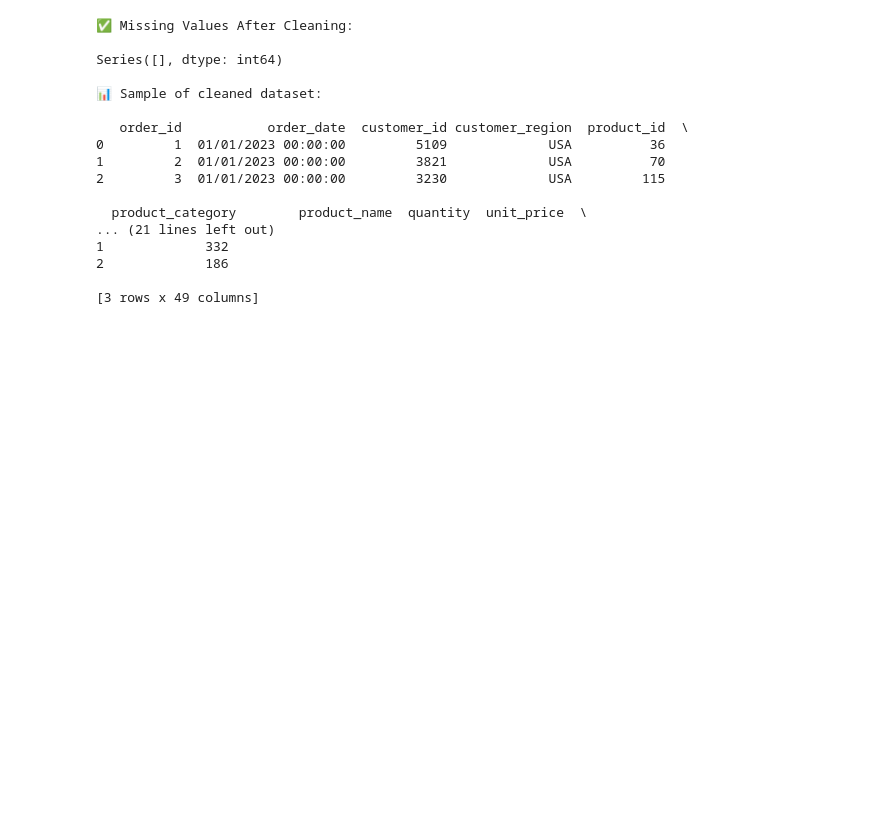
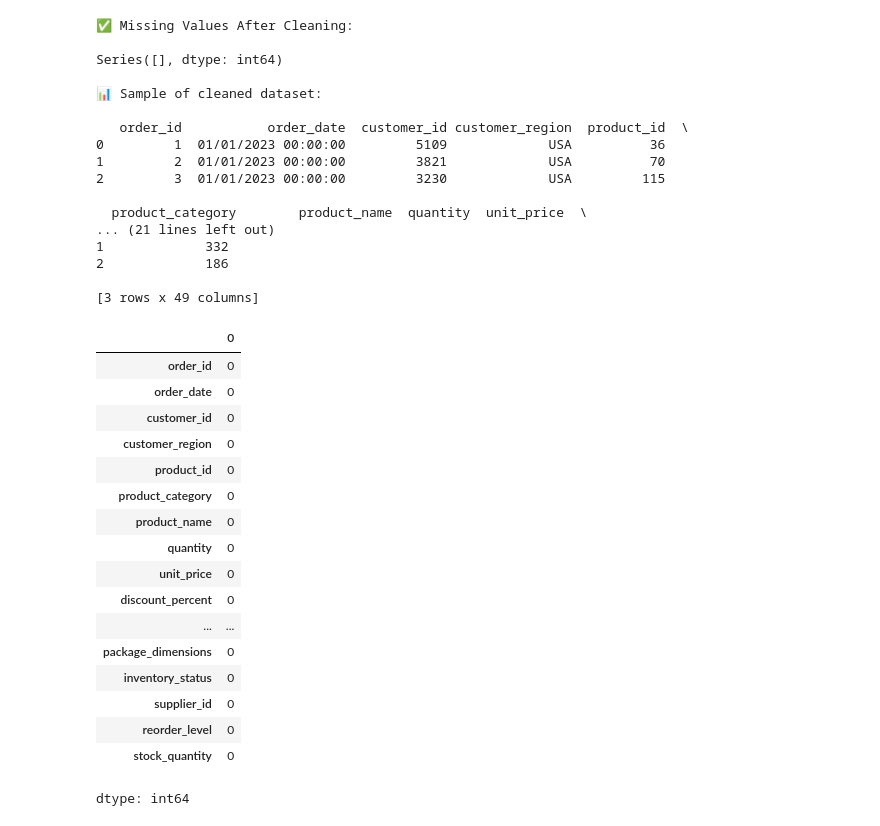
Before and after one commit to Mainabryan/-DropNet-Predicting-University-Dropout-Risk-in-Kenya, a Jupyter notebook: E_commerce.ipynb, the cells around one changed output. Cells and saved outputs as stored; diff of their text form; code cells hidden in the pictures; blank space fills up the shorter version.

```diff
--- a/E_commerce.ipynb
+++ b/E_commerce.ipynb
@@ -216,3 +216,24 @@ Series([], dtype: int64)
 2             186
 
 [3 rows x 49 columns]
+# %%
+data.isna().sum()
+# %% [output]
+|  | 0 |
+| order_id | 0 |
+| order_date | 0 |
+| customer_id | 0 |
+| customer_region | 0 |
+| product_id | 0 |
+| product_category | 0 |
+| product_name | 0 |
+| quantity | 0 |
+| unit_price | 0 |
+| discount_percent | 0 |
+| ... | ... |
+| package_dimensions | 0 |
+| inventory_status | 0 |
+| supplier_id | 0 |
+| reorder_level | 0 |
+| stock_quantity | 0 |
+dtype: int64
```
